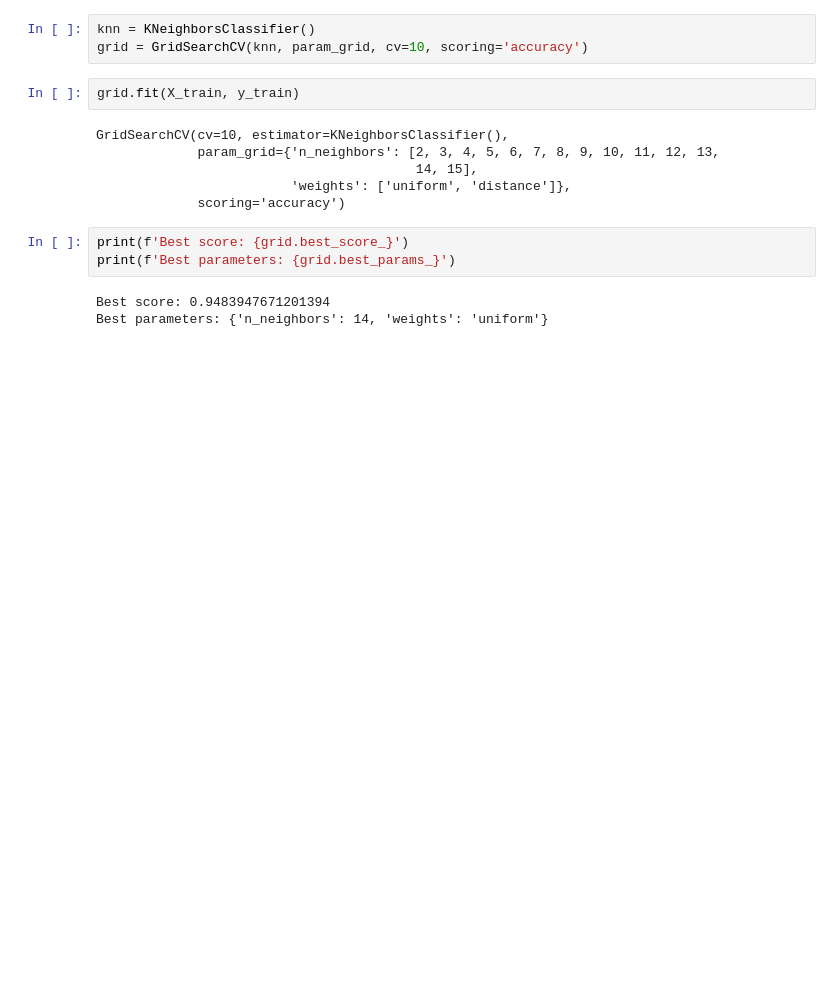
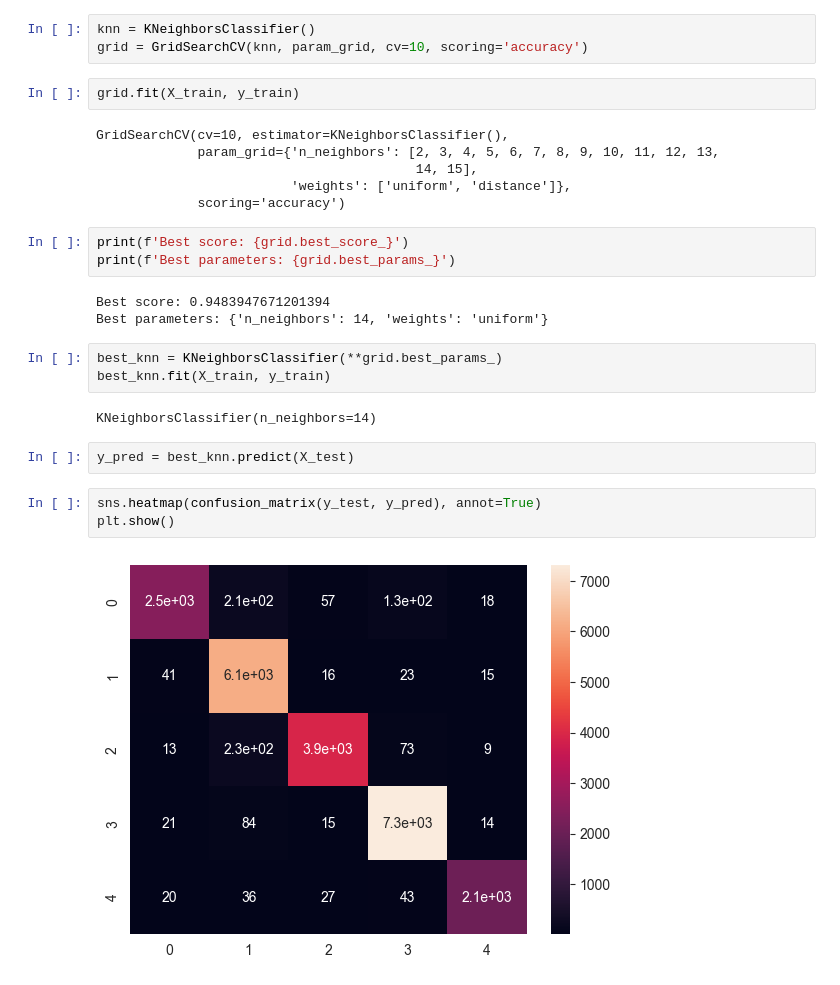
Before and after one commit to FranzCastillo/DM-Car-Incidents-in-GT-Analysis, a Jupyter notebook: Analysis.ipynb, the cells around one changed output. Drawn from its saved outputs; the diff is of its cells as text; blank space fills up the shorter version.

```diff
--- a/Analysis.ipynb
+++ b/Analysis.ipynb
@@ -982,3 +980,15 @@ print(f'Best parameters: {grid.best_params_}')
 # %% [output]
 Best score: 0.9483947671201394
 Best parameters: {'n_neighbors': 14, 'weights': 'uniform'}
+# %%
+best_knn = KNeighborsClassifier(**grid.best_params_)
+best_knn.fit(X_train, y_train)
+# %% [output]
+KNeighborsClassifier(n_neighbors=14)
+# %%
+y_pred = best_knn.predict(X_test)
+# %%
+sns.heatmap(confusion_matrix(y_test, y_pred), annot=True)
+plt.show()
+# %% [output]
+[figure, added]
```
Also changed, not shown: parts of 23 cells of this notebook.
